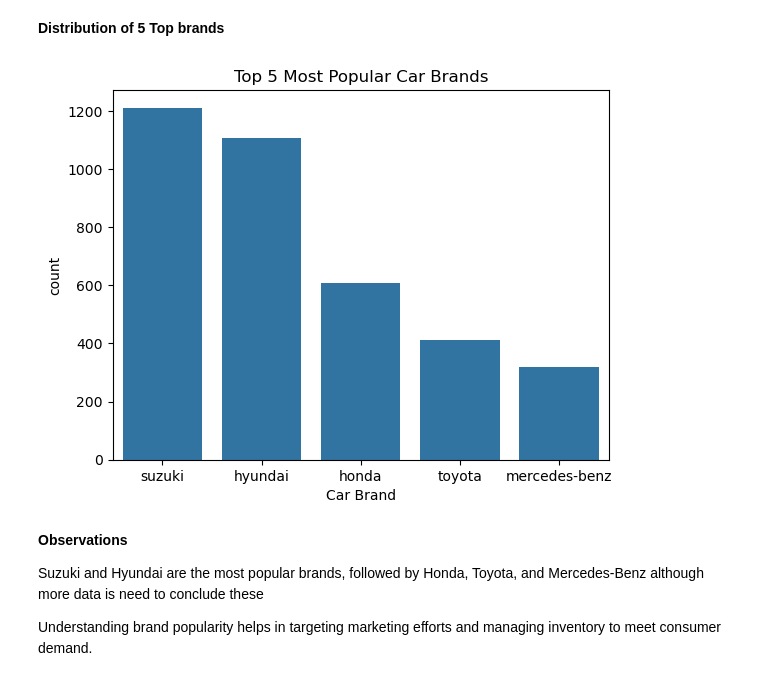
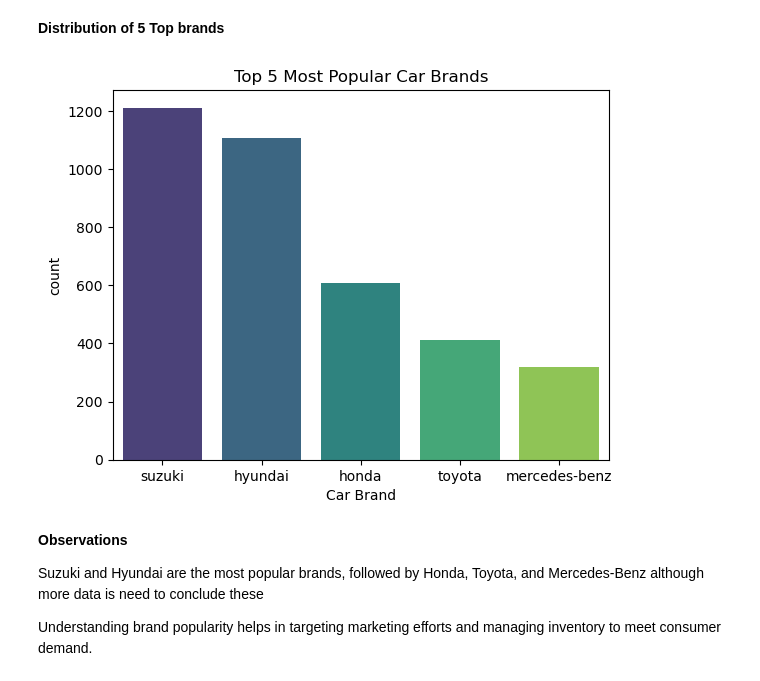
Before and after one commit to jakkkc/car_price, a Jupyter notebook: indexb- update.ipynb, the cells around one changed output. Drawn from its saved outputs; the diff is of its cells as text; code cells hidden in the pictures.

```diff
--- a/indexb- update.ipynb
+++ b/indexb- update.ipynb
@@ -501,12 +517,12 @@ This distribution reflects the current market affordability or availability of d
 **Distribution of 5 Top brands**
 # %%
 # Visualizing the top 5 popular brands of the vehicles
-sns.countplot(data=df, x='Brand', order=df['Brand'].value_counts().nlargest(5).index)
+sns.countplot(data=df, x='Brand', order=df['Brand'].value_counts().nlargest(5).index, palette='viridis')
 plt.title('Top 5 Most Popular Car Brands')
 plt.xlabel('Car Brand')
 plt.show()
 # %% [output]
-[figure, old version]
+[figure, new version]
 # %% [markdown]
 **Observations**
 
```
Also changed, not shown: parts of 35 cells of this notebook.
